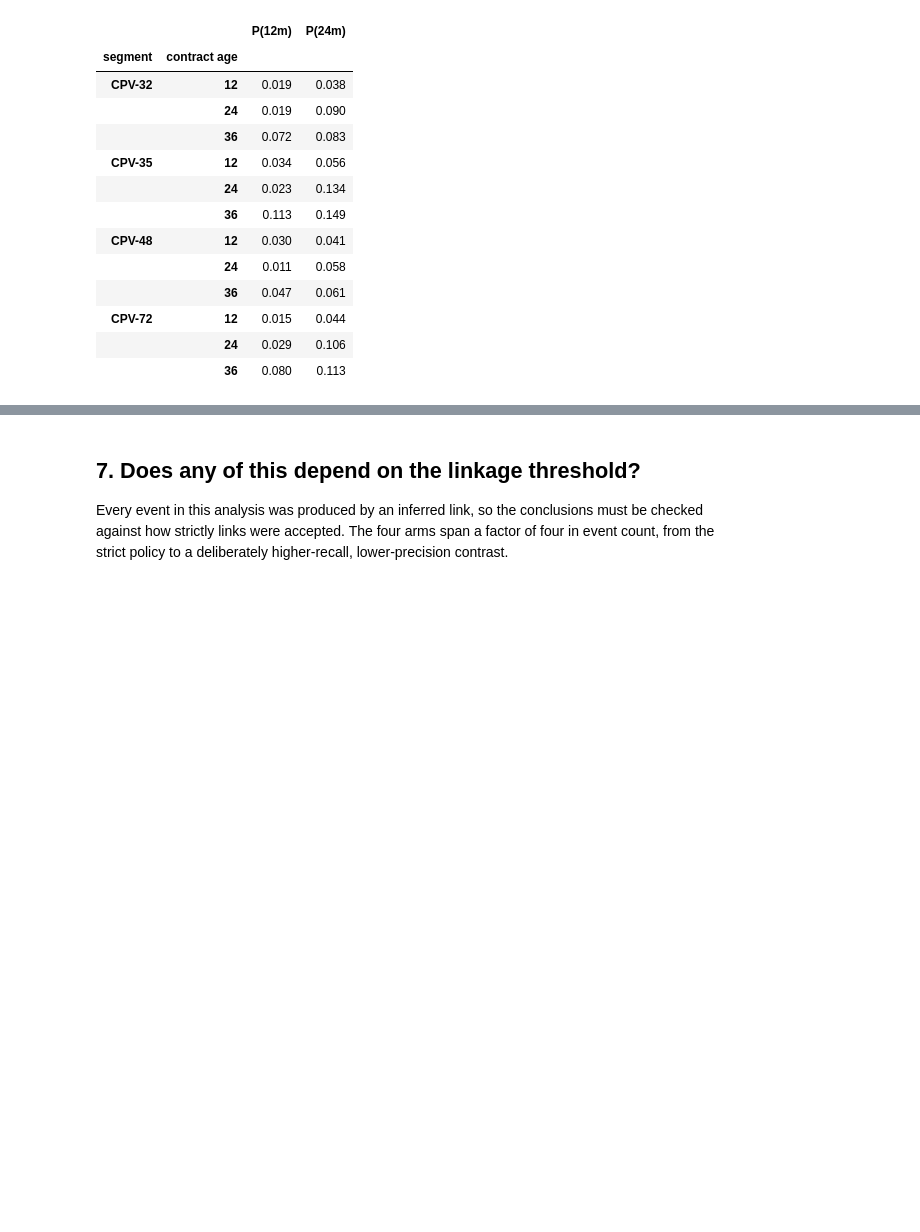
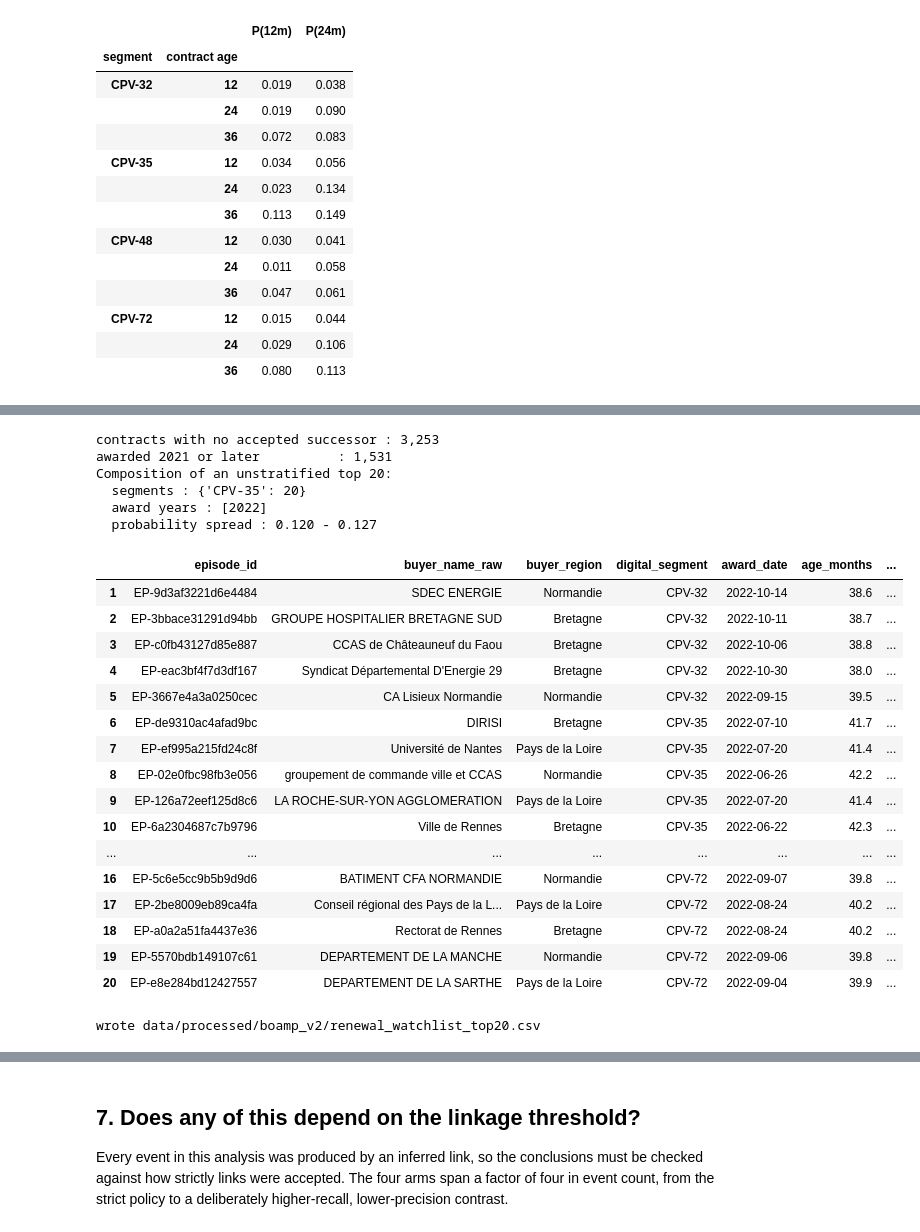
Before and after one commit to ROUSenghak/project-gigalis, a Jupyter notebook: notebooks/13_survival_analysis.ipynb, the cells around one changed output, grey strips where cells are left out. Drawn from its saved outputs; the diff is of its cells as text; code cells hidden in the pictures; blank space fills up the shorter version.

```diff
--- a/notebooks/13_survival_analysis.ipynb
+++ b/notebooks/13_survival_analysis.ipynb
@@ -425,0 +590,77 @@ display(pd.DataFrame(segment_rows).set_index(["segment", "contract age"]))
+# %%
+WATCHLIST_MIN_AWARD_YEAR = 2021
+
+segment_fitters = {}
+for segment in segments:
+    mask = survival["digital_segment"] == segment
+    segment_fitters[segment] = KaplanMeierFitter().fit(
+        survival.loc[mask, "t_months"], survival.loc[mask, "event"])
+
+active = survival.loc[survival["event"] == 0].copy()
+active["age_months"] = active["t_months"].round(1)
+active["p_successor_12m"] = [
+    conditional_probability(segment_fitters[row.digital_segment], row.t_months, 12)
+    for row in active.itertuples()
+]
+active["p_successor_24m"] = [
+    conditional_probability(segment_fitters[row.digital_segment], row.t_months, 24)
+    for row in active.itertuples()
+]
+print(f"contracts with no accepted successor : {len(active):,}")
+recent = active.loc[active["award_year"] >= WATCHLIST_MIN_AWARD_YEAR].copy()
+print(f"awarded {WATCHLIST_MIN_AWARD_YEAR} or later          : {len(recent):,}")
+
+columns = ["episode_id", "buyer_name_raw", "buyer_region", "digital_segment",
+           "award_date", "age_months", "duration_months_reliable", "framework_flag",
+           "p_successor_12m", "p_successor_24m", "main_cpv"]
+
+# An unstratified top 20 is degenerate: the probability is a function of segment
+# and age alone, so it simply returns the highest-hazard segment at the age
+# closest to the renewal peak. Reported here to make that visible.
+unstratified = recent.sort_values("p_successor_12m", ascending=False).head(20)
+print("Composition of an unstratified top 20:")
+print(f"  segments : {unstratified['digital_segment'].value_counts().to_dict()}")
+print(f"  award years : {sorted(unstratified['award_year'].unique().tolist())}")
+print(f"  probability spread : {unstratified['p_successor_12m'].min():.3f}"
+      f" - {unstratified['p_successor_12m'].max():.3f}")
+
+# The watchlist is therefore stratified: the five nearest-term contracts in each
+# digital segment, which is both more useful to a purchasing body and honest
+# about the granularity the model actually supports.
+watchlist = (recent.sort_values("p_successor_12m", ascending=False)
+             .groupby("digital_segment", group_keys=False)
+             .head(5)
+             .sort_values(["digital_segment", "p_successor_12m"], ascending=[True, False])
+             [columns].reset_index(drop=True))
+watchlist.index = np.arange(1, len(watchlist) + 1)
+watchlist["award_date"] = pd.to_datetime(watchlist["award_date"]).dt.date
+display(watchlist.round(4))
+
+destination = PROCESSED / "renewal_watchlist_top20.csv"
+watchlist.to_csv(destination, index_label="rank")
+print(f"wrote {destination.relative_to(PROJECT_ROOT)}")
+# %% [output]
+contracts with no accepted successor : 3,253
+awarded 2021 or later          : 1,531
+Composition of an unstratified top 20:
+  segments : {'CPV-35': 20}
+  award years : [2022]
+  probability spread : 0.120 - 0.127
+|  | episode_id | buyer_name_raw | buyer_region | digital_segment | award_date | age_months | ... |
+| 1 | EP-9d3af3221d6e4484 | SDEC ENERGIE | Normandie | CPV-32 | 2022-10-14 | 38.6 | ... |
+| 2 | EP-3bbace31291d94bb | GROUPE HOSPITALIER BRETAGNE SUD | Bretagne | CPV-32 | 2022-10-11 | 38.7 | ... |
+| 3 | EP-c0fb43127d85e887 | CCAS de Châteauneuf du Faou | Bretagne | CPV-32 | 2022-10-06 | 38.8 | ... |
+| 4 | EP-eac3bf4f7d3df167 | Syndicat Départemental D'Energie 29 | Bretagne | CPV-32 | 2022-10-30 | 38.0 | ... |
+| 5 | EP-3667e4a3a0250cec | CA Lisieux Normandie | Normandie | CPV-32 | 2022-09-15 | 39.5 | ... |
+| 6 | EP-de9310ac4afad9bc | DIRISI | Bretagne | CPV-35 | 2022-07-10 | 41.7 | ... |
+| 7 | EP-ef995a215fd24c8f | Université de Nantes | Pays de la Loire | CPV-35 | 2022-07-20 | 41.4 | ... |
+| 8 | EP-02e0fbc98fb3e056 | groupement de commande ville et CCAS | Normandie | CPV-35 | 2022-06-26 | 42.2 | ... |
+| 9 | EP-126a72eef125d8c6 | LA ROCHE-SUR-YON AGGLOMERATION | Pays de la Loire | CPV-35 | 2022-07-20 | 41.4 | ... |
+| 10 | EP-6a2304687c7b9796 | Ville de Rennes | Bretagne | CPV-35 | 2022-06-22 | 42.3 | ... |
+| ... | ... | ... | ... | ... | ... | ... | ... |
+| 16 | EP-5c6e5cc9b5b9d9d6 | BATIMENT CFA NORMANDIE | Normandie | CPV-72 | 2022-09-07 | 39.8 | ... |
+| 17 | EP-2be8009eb89ca4fa | Conseil régional des Pays de la L... | Pays de la Loire | CPV-72 | 2022-08-24 | 40.2 | ... |
+| 18 | EP-a0a2a51fa4437e36 | Rectorat de Rennes | Bretagne | CPV-72 | 2022-08-24 | 40.2 | ... |
+| 19 | EP-5570bdb149107c61 | DEPARTEMENT DE LA MANCHE | Normandie | CPV-72 | 2022-09-06 | 39.8 | ... |
+| 20 | EP-e8e284bd12427557 | DEPARTEMENT DE LA SARTHE | Pays de la Loire | CPV-72 | 2022-09-04 | 39.9 | ... |
+wrote data/processed/boamp_v2/renewal_watchlist_top20.csv
```
Also changed, not shown: parts of 21 cells of this notebook, 1 other file.
